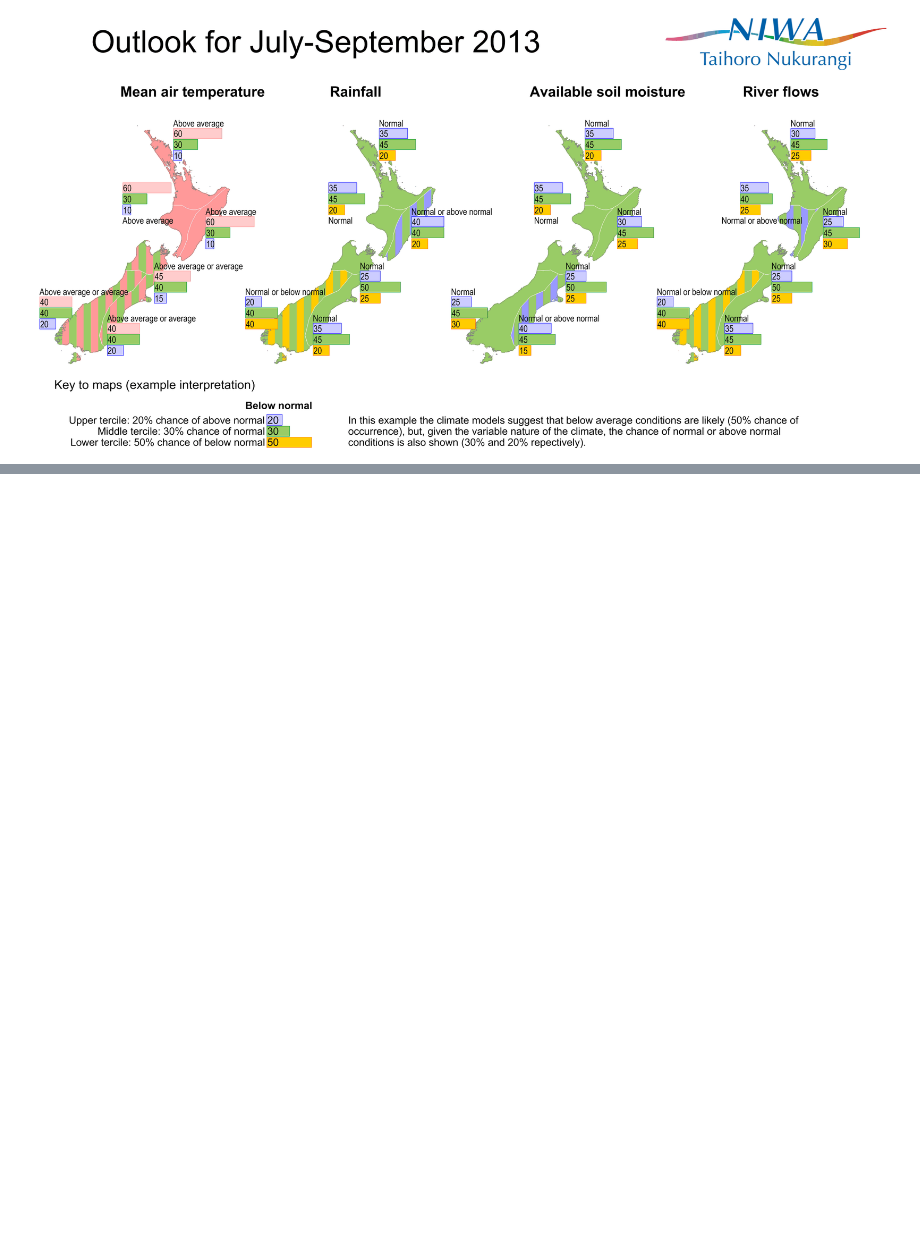
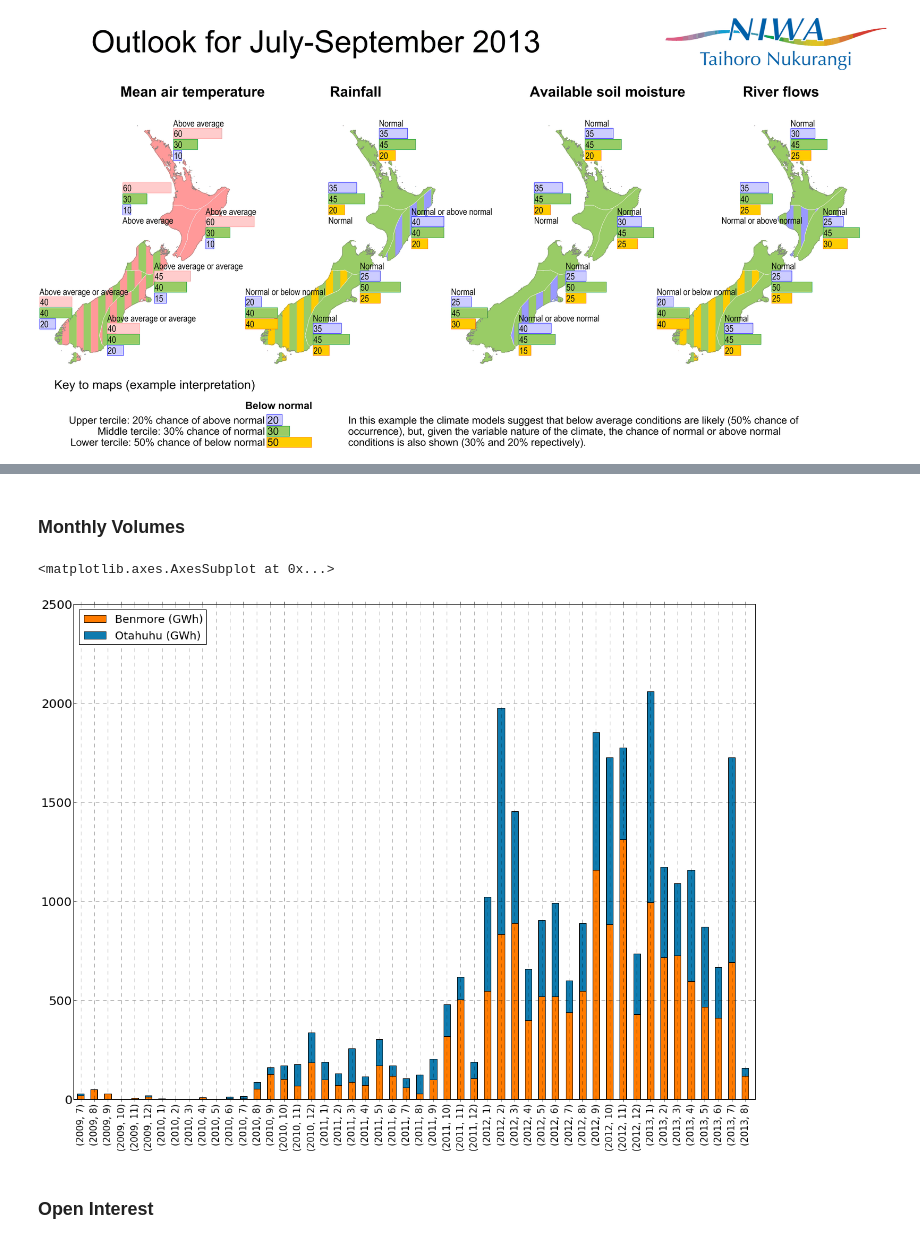
Before and after one commit to jcrabtree/reporting, a Jupyter notebook: weekly_report.ipynb, the cells around one changed output, grey strips where cells are left out. Drawn from its saved outputs; the diff is of its cells as text; code cells hidden in the pictures; blank space fills up the shorter version.

```diff
--- a/weekly_report.ipynb
+++ b/weekly_report.ipynb
@@ -164,0 +347,2 @@ Embed
+# %%
+hours = pd.Series(ben.axes[1].map(lambda x: hours_in_quarter(x)),index = ben.axes[1])
@@ -164,0 +369,17 @@ Embed
+# %% [markdown]
+### Monthly Volumes
+# %%
+ben_volumes = ben.ix[:,:,'Volume'].T.groupby([lambda x: x.year,lambda x: x.month]).sum()
+ota_volumes = ota.ix[:,:,'Volume'].T.groupby([lambda x: x.year,lambda x: x.month]).sum()
+
+func = lambda x: np.asarray(x) * np.asarray(hours)
+ben_volumes_GWh = (ben_volumes.T.apply(func)/1000.0).T
+ota_volumes_GWh = (ota_volumes.T.apply(func)/1000.0).T
+volumes_GWh= pd.DataFrame({'Benmore (GWh)':ben_volumes_GWh.sum(axis=1),'Otahuhu (GWh)':ota_volumes_GWh.sum(axis=1)})
+# %%
+volumes_GWh.plot(kind='bar',stacked=True)
+# %% [output]
+<matplotlib.axes.AxesSubplot at 0x...>
+[figure, added]
+# %% [markdown]
+### Open Interest
```
Also changed, not shown: parts of 33 cells of this notebook, 1 other file.
